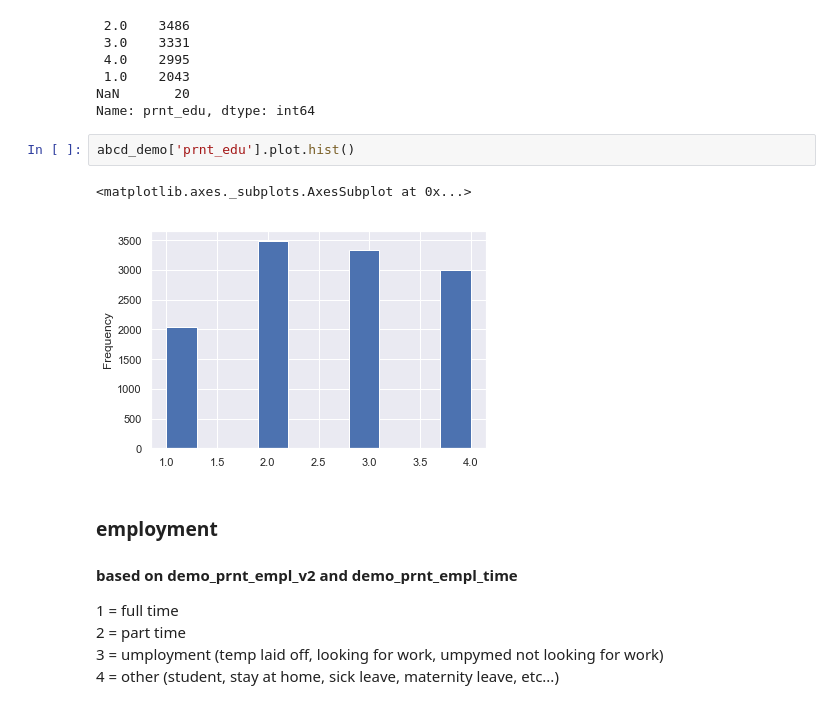
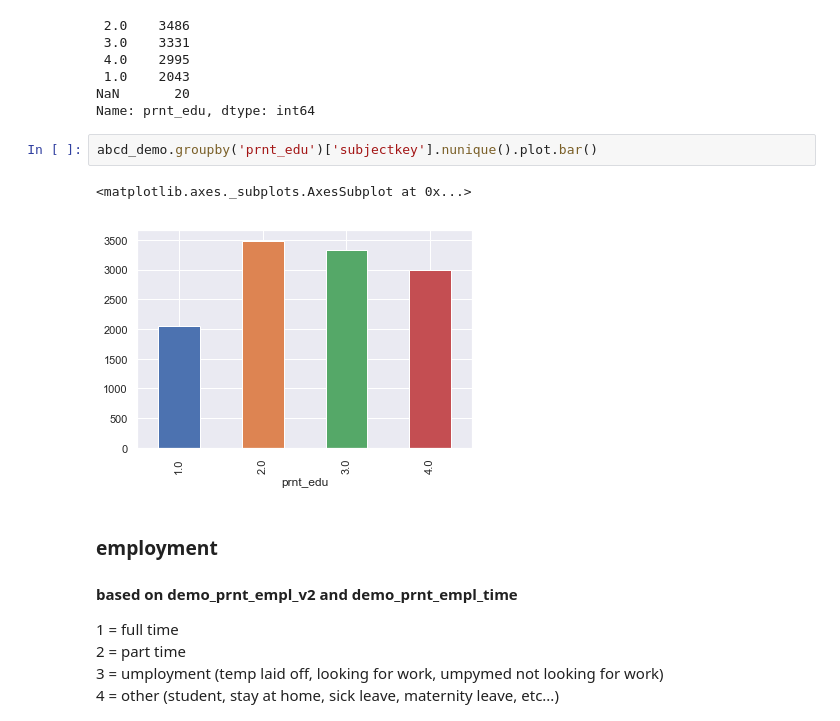
Before and after one commit to zwang89/abcd_analysis, a Jupyter notebook: abcd_demographic_analysis.ipynb, the cells around one changed output. Drawn from its saved outputs; the diff is of its cells as text.

Commit message:
update with new graphs and data

```diff
--- a/abcd_demographic_analysis.ipynb
+++ b/abcd_demographic_analysis.ipynb
@@ -176,10 +209,10 @@ abcd_demo['prnt_edu'].value_counts(dropna=False)
 NaN       20
 Name: prnt_edu, dtype: int64
 # %%
-abcd_demo['prnt_edu'].plot.hist()
+abcd_demo.groupby('prnt_edu')['subjectkey'].nunique().plot.bar()
 # %% [output]
 <matplotlib.axes._subplots.AxesSubplot at 0x...>
-[figure, old version]
+[figure, new version]
 # %% [markdown]
 ### employment
 #### based on demo_prnt_empl_v2 and demo_prnt_empl_time
```
Also changed, not shown: parts of 13 cells of this notebook.
